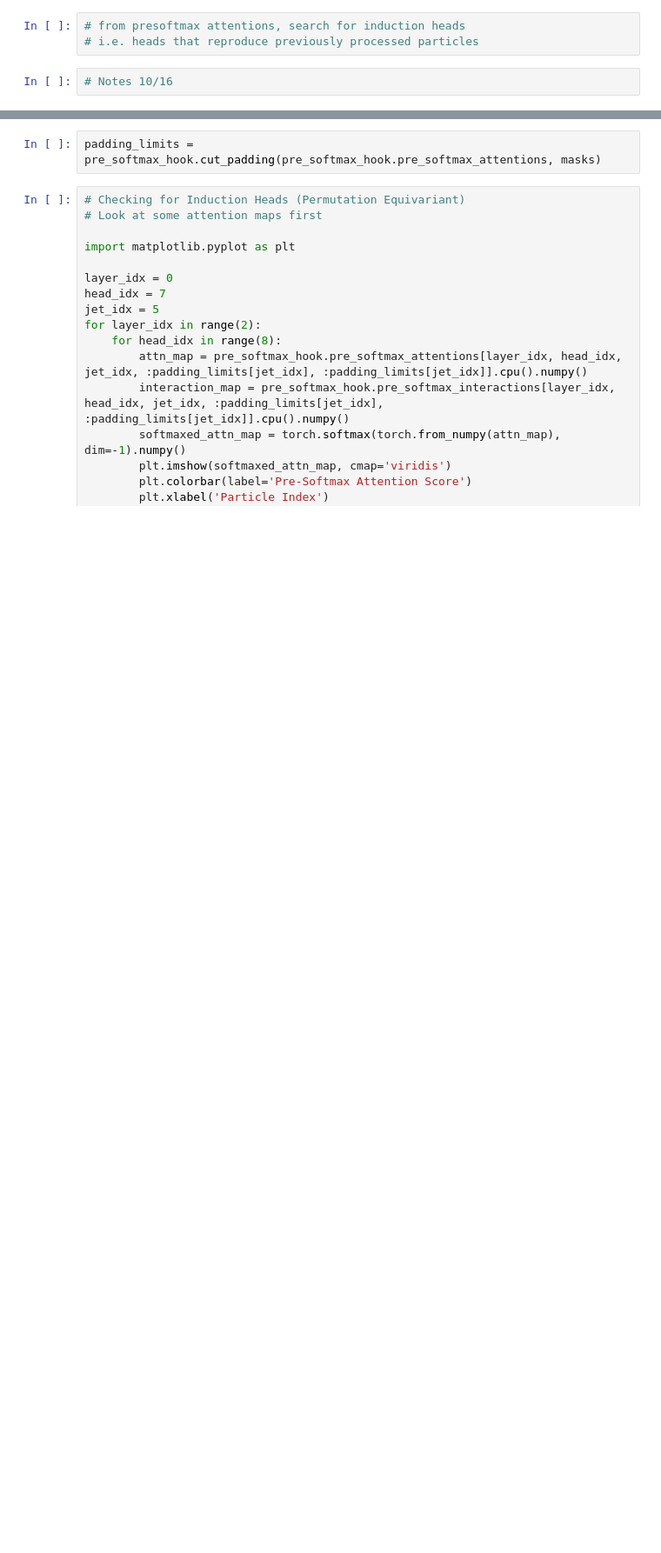
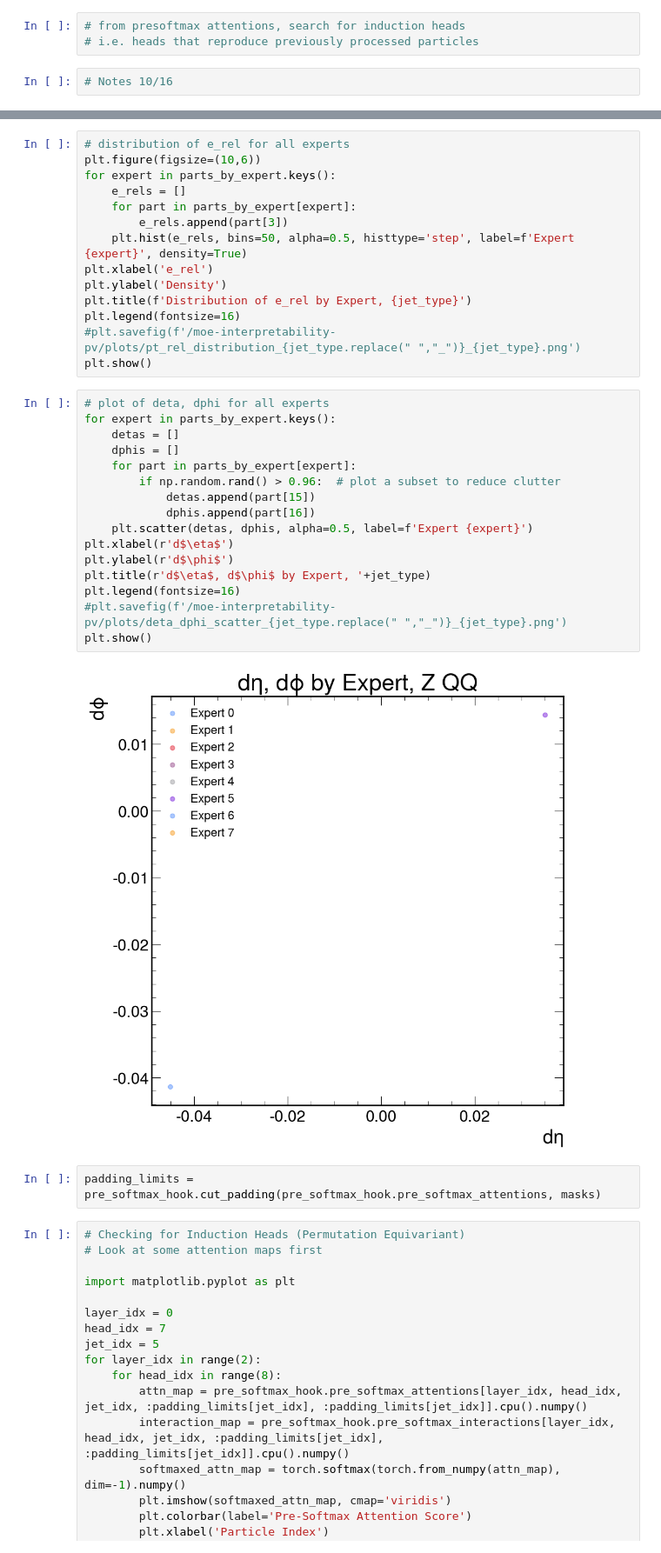
Before and after one commit to tim-legge/particle_transformer_legge, a Jupyter notebook: MoeRouterHooks.ipynb, the cells around one changed output, grey strips where cells are left out. Shown at 87% size. Drawn from its saved outputs; the diff is of its cells as text; blank space fills up the shorter version.

```diff
--- a/MoeRouterHooks.ipynb
+++ b/MoeRouterHooks.ipynb
@@ -2668,3 +2665,35 @@ plt.show()
+# %%
+# distribution of e_rel for all experts
+plt.figure(figsize=(10,6))
+for expert in parts_by_expert.keys():
+    e_rels = []
+    for part in parts_by_expert[expert]:
+        e_rels.append(part[3])
+    plt.hist(e_rels, bins=50, alpha=0.5, histtype='step', label=f'Expert {expert}', density=True)
+plt.xlabel('e_rel')
+plt.ylabel('Density')
+plt.title(f'Distribution of e_rel by Expert, {jet_type}')
+plt.legend(fontsize=16)
+#plt.savefig(f'/moe-interpretability-pv/plots/pt_rel_distribution_{jet_type.replace(" ","_")}_{jet_type}.png')
+plt.show()
+# %%
+# plot of deta, dphi for all experts
+for expert in parts_by_expert.keys():
+    detas = []
+    dphis = []
+    for part in parts_by_expert[expert]:
+        if np.random.rand() > 0.96:  # plot a subset to reduce clutter
+            detas.append(part[15])
+            dphis.append(part[16])
+    plt.scatter(detas, dphis, alpha=0.5, label=f'Expert {expert}')
+plt.xlabel(r'd$\eta$')
+plt.ylabel(r'd$\phi$')
+plt.title(r'd$\eta$, d$\phi$ by Expert, '+jet_type)
+plt.legend(fontsize=16)
+#plt.savefig(f'/moe-interpretability-pv/plots/deta_dphi_scatter_{jet_type.replace(" ","_")}_{jet_type}.png')
+plt.show()
+# %% [output]
+[figure, added]
 # %%
 padding_limits = pre_softmax_hook.cut_padding(pre_softmax_hook.pre_softmax_attentions, masks)
 # %%
```
Also changed, not shown: parts of 6 cells of this notebook.
